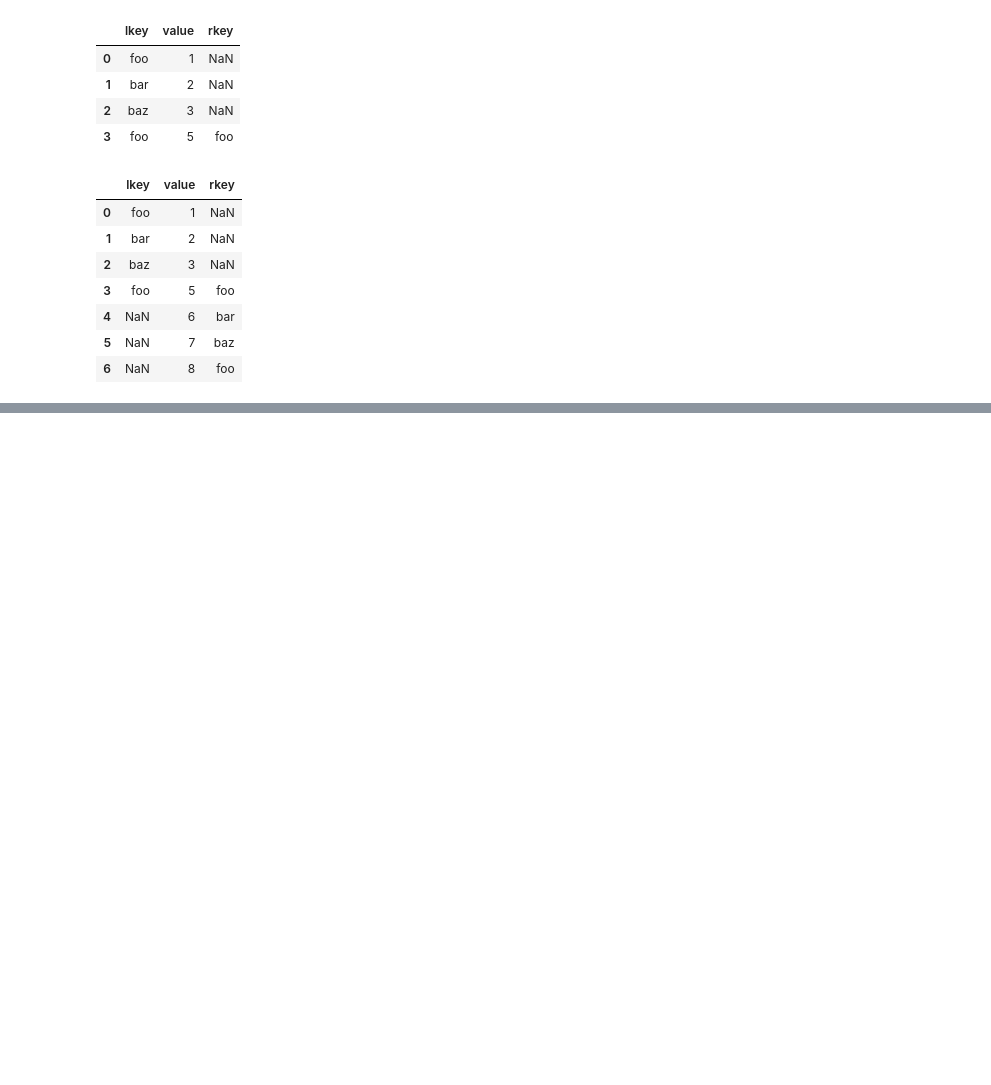
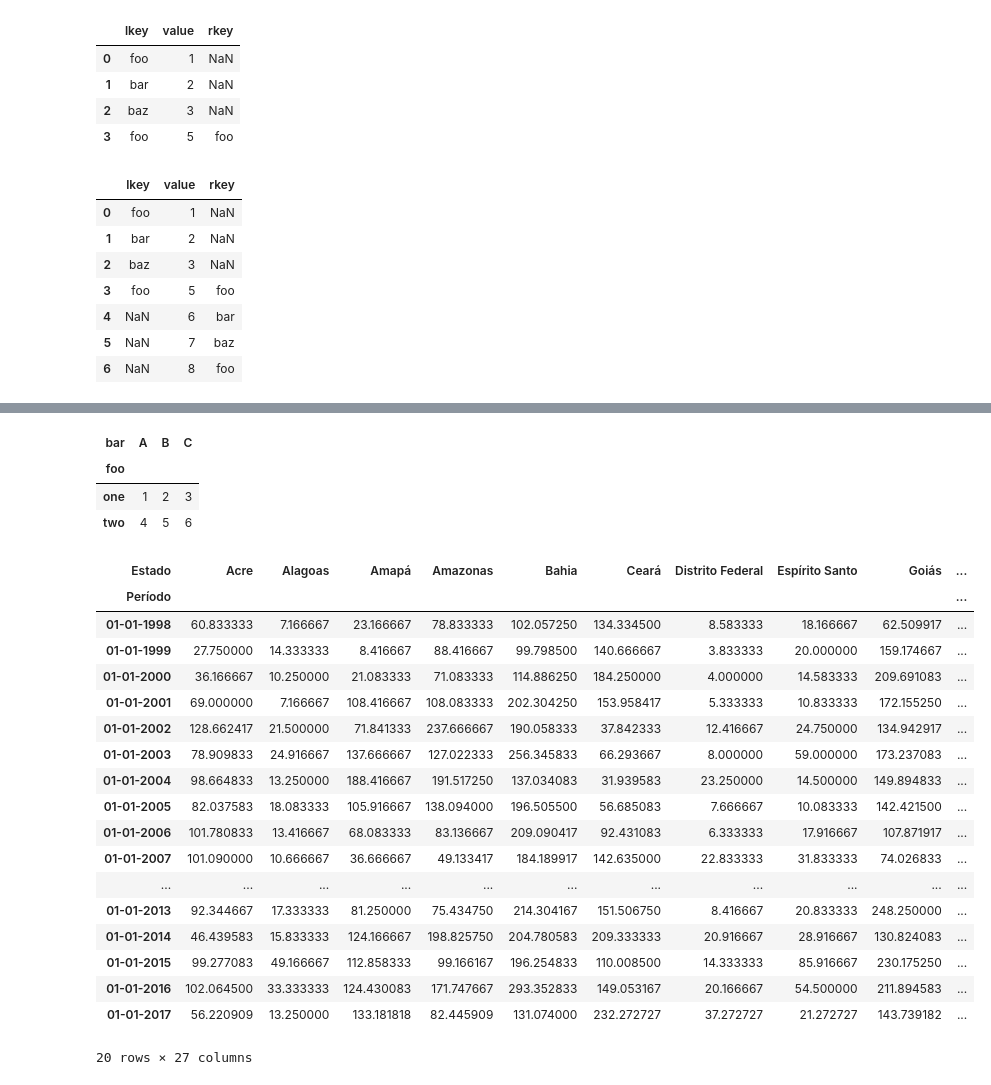
Before and after one commit to douglasvitoreti/scientific-python-lectures, a Jupyter notebook: Lecture-6-Pandas.ipynb, the cells around one changed output, grey strips where cells are left out. Saved outputs shown, nothing was run; the diff lists cells and outputs as text; code cells hidden in the pictures; blank space fills up the shorter version.

```diff
--- a/Lecture-6-Pandas.ipynb
+++ b/Lecture-6-Pandas.ipynb
@@ -648,0 +662,7 @@ df1
+# %%
+df.pivot(index='foo', columns='bar', values='baz')
+# %% [output]
+| bar | A | B | C |
+| foo |  |  |  |
+| one | 1 | 2 | 3 |
+| two | 4 | 5 | 6 |
@@ -648,0 +671,22 @@ df1
+# %%
+amazon_fires.pivot_table(index='Período', columns='Estado', values='Número')
+# %% [output]
+| Estado | Acre | Alagoas | Amapá | Amazonas | Bahia | Ceará | Distrito Federal | Espírito Santo | Goiás | ... |
+| Período |  |  |  |  |  |  |  |  |  | ... |
+| 01-01-1998 | 60.833333 | 7.166667 | 23.166667 | 78.833333 | 102.057250 | 134.334500 | 8.583333 | 18.166667 | 62.509917 | ... |
+| 01-01-1999 | 27.750000 | 14.333333 | 8.416667 | 88.416667 | 99.798500 | 140.666667 | 3.833333 | 20.000000 | 159.174667 | ... |
+| 01-01-2000 | 36.166667 | 10.250000 | 21.083333 | 71.083333 | 114.886250 | 184.250000 | 4.000000 | 14.583333 | 209.691083 | ... |
+| 01-01-2001 | 69.000000 | 7.166667 | 108.416667 | 108.083333 | 202.304250 | 153.958417 | 5.333333 | 10.833333 | 172.155250 | ... |
+| 01-01-2002 | 128.662417 | 21.500000 | 71.841333 | 237.666667 | 190.058333 | 37.842333 | 12.416667 | 24.750000 | 134.942917 | ... |
+| 01-01-2003 | 78.909833 | 24.916667 | 137.666667 | 127.022333 | 256.345833 | 66.293667 | 8.000000 | 59.000000 | 173.237083 | ... |
+| 01-01-2004 | 98.664833 | 13.250000 | 188.416667 | 191.517250 | 137.034083 | 31.939583 | 23.250000 | 14.500000 | 149.894833 | ... |
+| 01-01-2005 | 82.037583 | 18.083333 | 105.916667 | 138.094000 | 196.505500 | 56.685083 | 7.666667 | 10.083333 | 142.421500 | ... |
+| 01-01-2006 | 101.780833 | 13.416667 | 68.083333 | 83.136667 | 209.090417 | 92.431083 | 6.333333 | 17.916667 | 107.871917 | ... |
+| 01-01-2007 | 101.090000 | 10.666667 | 36.666667 | 49.133417 | 184.189917 | 142.635000 | 22.833333 | 31.833333 | 74.026833 | ... |
+| ... | ... | ... | ... | ... | ... | ... | ... | ... | ... | ... |
+| 01-01-2013 | 92.344667 | 17.333333 | 81.250000 | 75.434750 | 214.304167 | 151.506750 | 8.416667 | 20.833333 | 248.250000 | ... |
+| 01-01-2014 | 46.439583 | 15.833333 | 124.166667 | 198.825750 | 204.780583 | 209.333333 | 20.916667 | 28.916667 | 130.824083 | ... |
+| 01-01-2015 | 99.277083 | 49.166667 | 112.858333 | 99.166167 | 196.254833 | 110.008500 | 14.333333 | 85.916667 | 230.175250 | ... |
+| 01-01-2016 | 102.064500 | 33.333333 | 124.430083 | 171.747667 | 293.352833 | 149.053167 | 20.166667 | 54.500000 | 211.894583 | ... |
+| 01-01-2017 | 56.220909 | 13.250000 | 133.181818 | 82.445909 | 131.074000 | 232.272727 | 37.272727 | 21.272727 | 143.739182 | ... |
+20 rows × 27 columns
```
Also changed, not shown: parts of 9 cells of this notebook.
